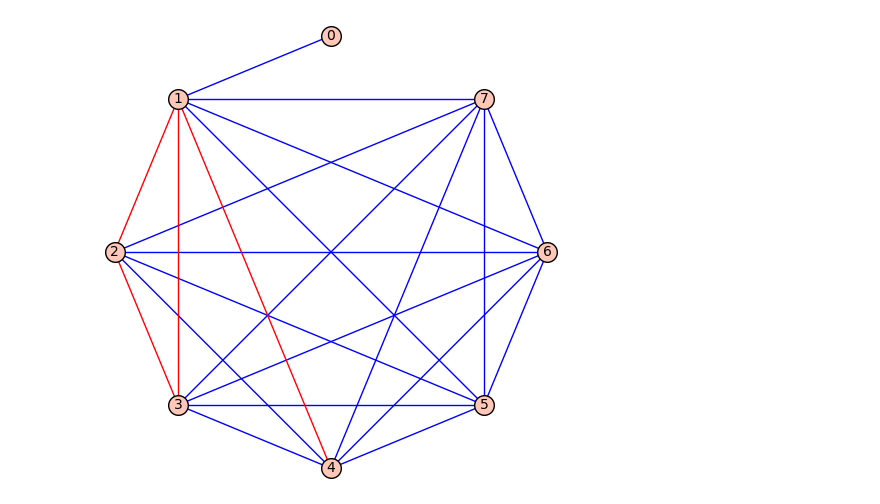
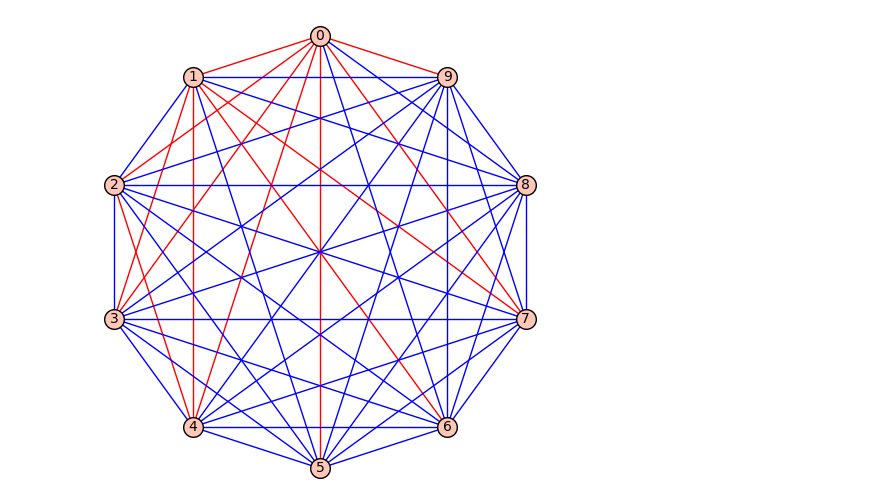
Before and after one commit to yenachng/ter, a Jupyter notebook: closure.ipynb, the cells around one changed output. Cells and saved outputs as stored; diff of their text form; code cells hidden in the pictures.

```diff
--- a/closure.ipynb
+++ b/closure.ipynb
@@ -41,6 +41,6 @@ def test(n, k):
     draw_g = G_.plot(vertex_size=200, edge_colors=my.invert_mapping(edge_colors))
     draw_g.show()
 # %%
-test(8,10)
+test(10,12)
 # %% [output]
-[figure, old version]
+[figure, new version]
```
Also changed, not shown: 2 other files.
